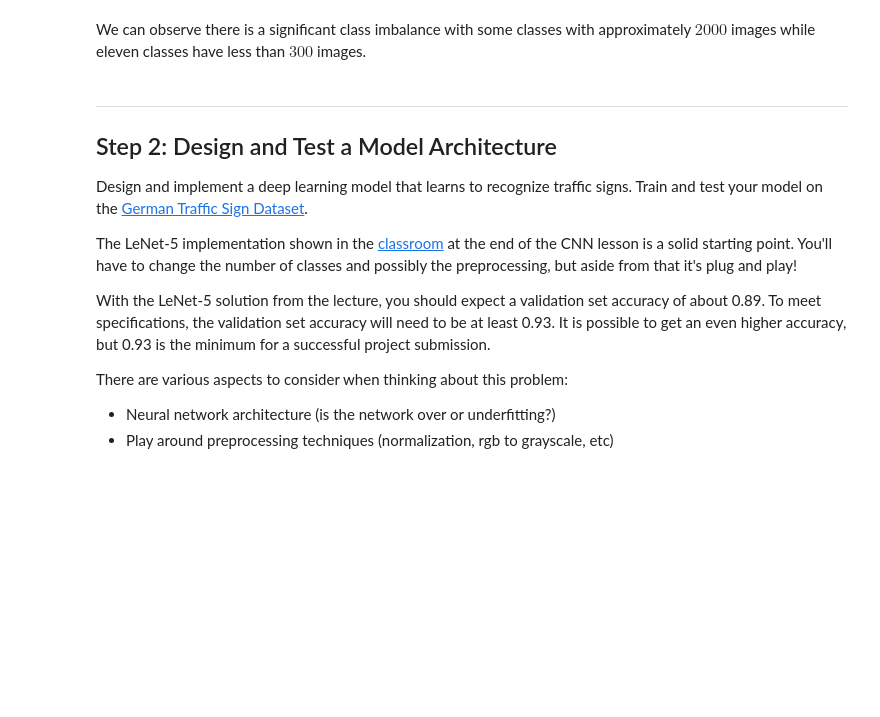
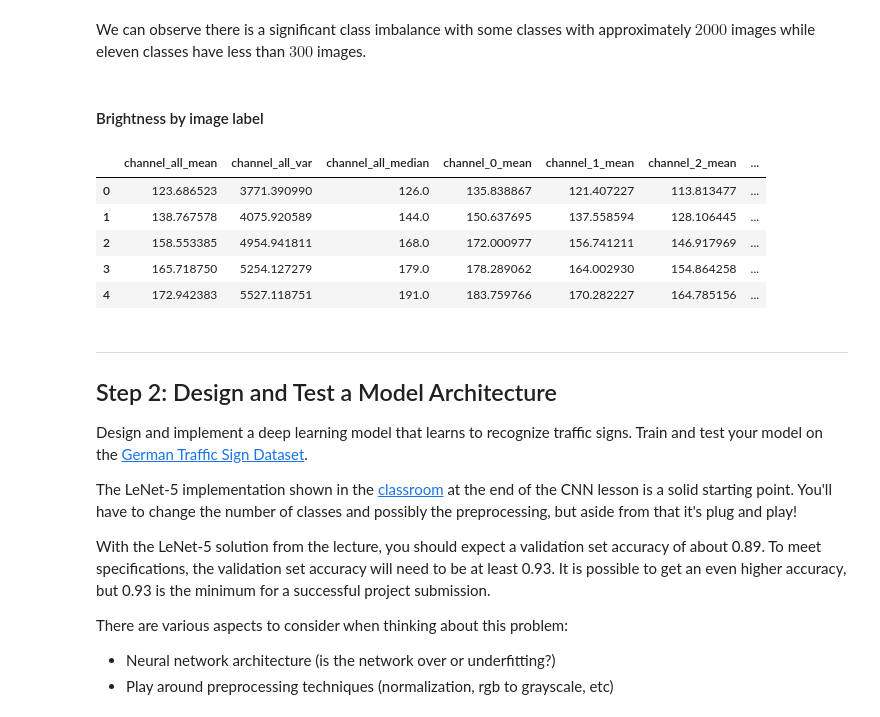
Before and after one commit to MrGeislinger/traffic-sign-recognition, a Jupyter notebook: Traffic_Sign_Classifier.ipynb, the cells around one changed output. Cells and saved outputs as stored; diff of their text form; code cells hidden in the pictures; blank space fills up the shorter version.

Commit message:
Explore summary statistics for each image

```diff
--- a/Traffic_Sign_Classifier.ipynb
+++ b/Traffic_Sign_Classifier.ipynb
@@ -141,3 +153,5 @@ Number of labels w/ more than 1900 images: 3
 Number of labels w/ less than 300 images: 11
 # %% [markdown]
 We can observe there is a significant class imbalance with some classes with approximately $2000$ images while eleven classes have less than $300$ images.
+# %% [markdown]
+#### Brightness by image label
@@ -144,3 +187,45 @@ We can observe there is a significant class imbalance with some classes with app
+# %%
+def pipeline_img_stats(X, y):
+    '''Pipeline that will take in features (images) and labels to return a
+    dataframe of summary statistics.
+    '''
+    img_by_label = {label:X[y==label] for label in np.unique(y)}
+
+    stats_data = np.concatenate([
+            get_stat_brightness_each_channel(images_for_label,label)
+                for label,images_for_label in img_by_label.items()
+    ])
+
+    df = pd.DataFrame(
+            data=stats_data,
+            columns=[
+                'channel_all_mean',
+                'channel_all_var',
+                'channel_all_median',
+                'channel_0_mean',
+                'channel_1_mean',
+                'channel_2_mean',
+                'channel_0_var',
+                'channel_1_var',
+                'channel_2_var',
+                'channel_0_median',
+                'channel_1_median',
+                'channel_2_median',
+                'label'
+            ],
+
+    )
+    return df
+# %%
+df_img_stats = pipeline_img_stats(X_train,y_train)
+df_img_stats.head()
+# %% [output]
+|  | channel_all_mean | channel_all_var | channel_all_median | channel_0_mean | channel_1_mean | channel_2_mean | ... |
+| 0 | 123.686523 | 3771.390990 | 126.0 | 135.838867 | 121.407227 | 113.813477 | ... |
+| 1 | 138.767578 | 4075.920589 | 144.0 | 150.637695 | 137.558594 | 128.106445 | ... |
+| 2 | 158.553385 | 4954.941811 | 168.0 | 172.000977 | 156.741211 | 146.917969 | ... |
+| 3 | 165.718750 | 5254.127279 | 179.0 | 178.289062 | 164.002930 | 154.864258 | ... |
+| 4 | 172.942383 | 5527.118751 | 191.0 | 183.759766 | 170.282227 | 164.785156 | ... |
 # %% [markdown]
 ----
 
```
Also changed, not shown: parts of 5 cells of this notebook.
